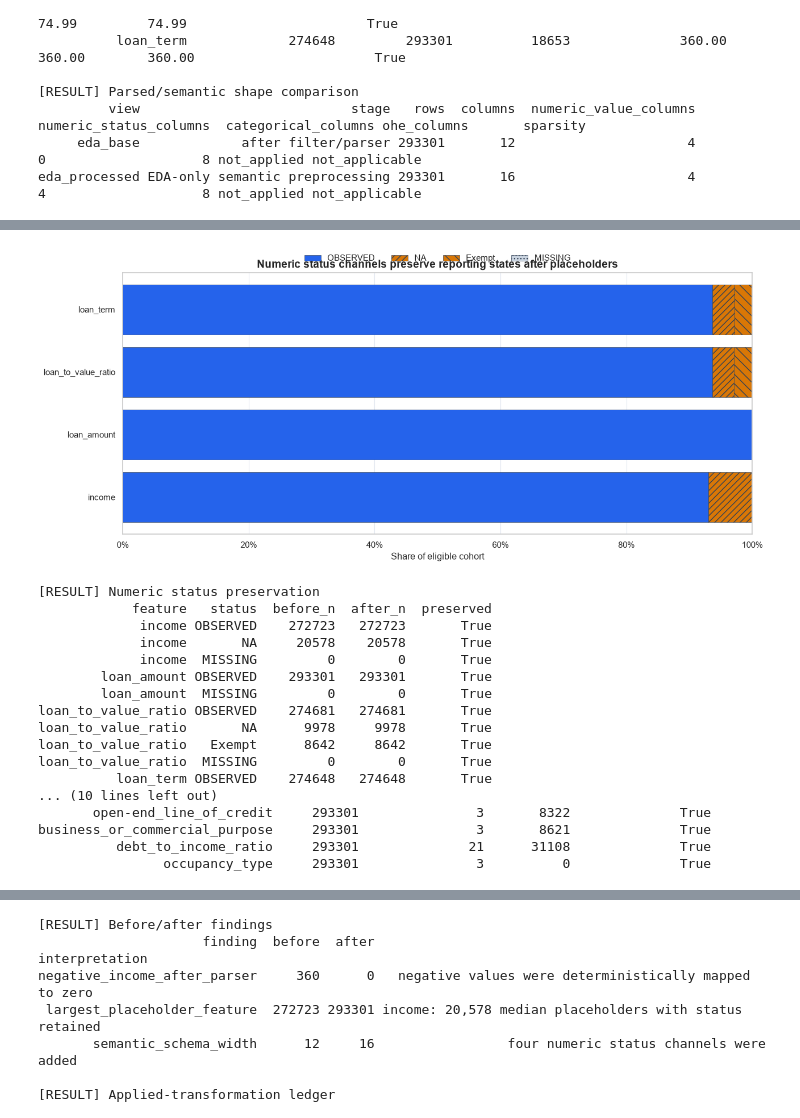
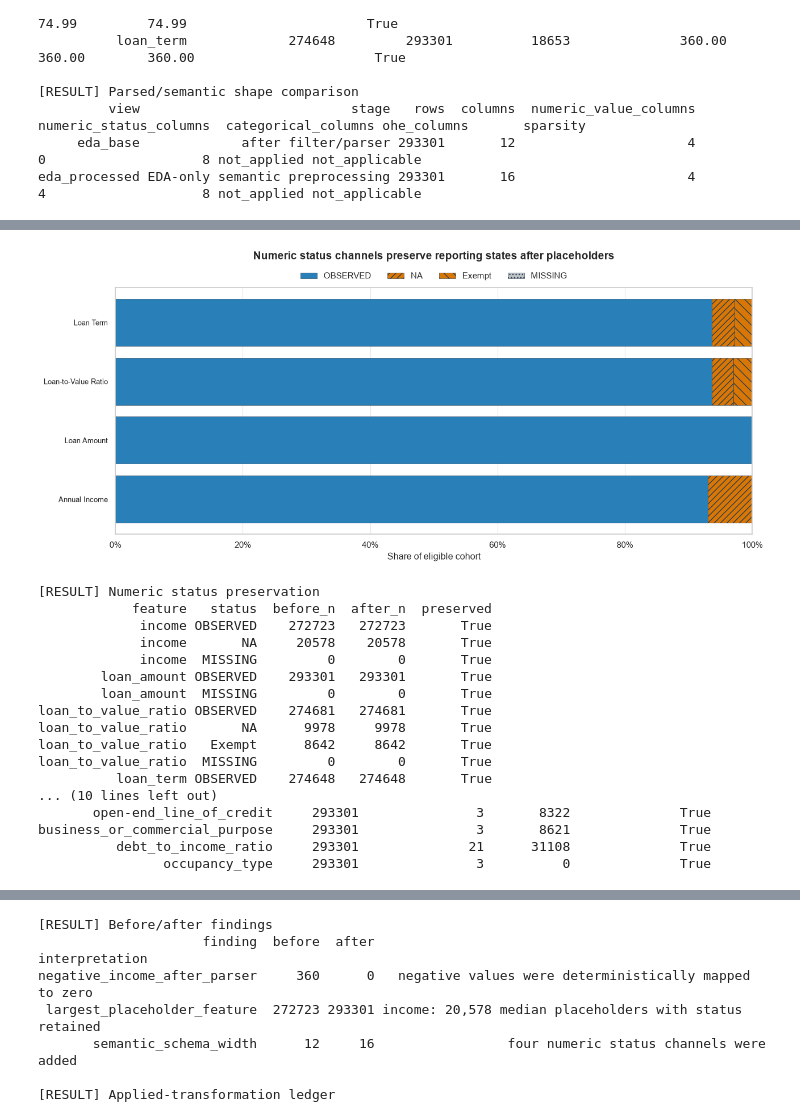
Before and after one commit to DAP391m-Group12/DAP391m, a Jupyter notebook: notebooks/eda_datasetB/01_eda_search.ipynb, the cells around one changed output, grey strips where cells are left out. Drawn from its saved outputs; the diff is of its cells as text; code cells hidden in the pictures.

```diff
--- a/notebooks/eda_datasetB/01_eda_search.ipynb
+++ b/notebooks/eda_datasetB/01_eda_search.ipynb
@@ -3522,8 +776,10 @@ for row_index, feature in enumerate(EDA_V2_NUMERIC_FEATURES):
         linewidth=1.4,
         label=f"Median = {values.median():,.2f}",
     )
-    distribution_axis.set_title(f"{feature} — central P1–P99")
-    distribution_axis.set_xlabel("Parsed value")
+    _feat_label = EDA_V2_FEATURE_LABELS.get(feature, feature)
+    _unit = EDA_V2_NUMERIC_UNITS.get(feature, "")
+    distribution_axis.set_title(f"{_feat_label} — central P1–P99")
+    distribution_axis.set_xlabel(f"Parsed value ({_unit})" if _unit else "Parsed value")
     distribution_axis.set_ylabel("Record count")
     distribution_axis.legend(frameon=False)
 
@@ -3543,8 +799,8 @@ for row_index, feature in enumerate(EDA_V2_NUMERIC_FEATURES):
         tail_axis.set_xscale("log")
     tail_axis.yaxis.set_major_formatter(PercentFormatter(1))
     tail_axis.set_ylim(0, 1.01)
-    tail_axis.set_title(f"{feature} — full-range ECDF")
-    tail_axis.set_xlabel("Parsed value")
+    tail_axis.set_title(f"{_feat_label} — full-range ECDF")
+    tail_axis.set_xlabel(f"Parsed value ({_unit})" if _unit else "Parsed value")
     tail_axis.set_ylabel("Cumulative share")
 
 for axis in eda_v2_numeric_axes.flat:
@@ -3604,12 +863,18 @@ eda_v2_categorical_figure, eda_v2_categorical_axes = plt.subplots(
 for axis, feature in zip(
     eda_v2_categorical_axes.flat, EDA_V2_CATEGORICAL_FEATURES
 ):
+    _cat_label_map = EDA_V2_CATEGORY_LABELS.get(feature, {})
     plot_data = (
         eda_v2_categorical_frequency.loc[
             eda_v2_categorical_frequency["feature"].eq(feature)
         ]
         .sort_values(["n", "category"], ascending=[True, True])
         .reset_index(drop=True)
+    )
+    plot_data = plot_data.assign(
+        display_label=plot_data["category"].map(
+            lambda c: _cat_label_map.get(str(c), str(c))
+        )
     )
     colors = plot_data["state"].map(
         {
@@ -3619,7 +884,7 @@ for axis, feature in zip(
         }
     )
     bars = axis.barh(
-        plot_data["category"],
+        plot_data["display_label"],
         plot_data["n"],
         color=colors,
         edgecolor=EDA_V2_COLORS["reference"],
@@ -3632,7 +897,7 @@ for axis, feature in zip(
             bar.set_hatch("...")
     maximum = max(float(plot_data["n"].max()), 1.0)
     axis.set_xlim(0, maximum * 1.24)
-    axis.set_title(feature, fontweight="bold")
+    axis.set_title(EDA_V2_FEATURE_LABELS.get(feature, feature), fontweight="bold")
     axis.set_xlabel("Record count")
     axis.set_ylabel("")
     axis.xaxis.set_major_formatter(
@@ -4478,36 +2050,46 @@ for status_level in _status_order:
             bar.set_hatch(hatch)
     left += _status_share[status_level].to_numpy()
 
+# Use human-readable feature labels on y-axis (FixedLocator first)
+_c24_ticks = eda_v2_status_axis.get_yticks()
+eda_v2_status_axis.yaxis.set_major_locator(FixedLocator(_c24_ticks))
+eda_v2_status_axis.set_yticklabels(
+    [EDA_V2_FEATURE_LABELS.get(lbl.get_text(), lbl.get_text())
+     for lbl in eda_v2_status_axis.get_yticklabels()],
+    fontsize=9.5,
+)
+del _c24_ticks
 eda_v2_status_axis.set_xlim(0, 100)
 eda_v2_status_axis.xaxis.set_major_formatter(PercentFormatter(100))
 eda_v2_status_axis.set_xlabel("Share of eligible cohort")
 eda_v2_status_axis.set_ylabel("")
 eda_v2_status_axis.set_title(
     "Numeric status channels preserve reporting states after placeholders",
     fontsize=14,
     fontweight="bold",
+    pad=36,
 )
 eda_v2_status_axis.legend(
     loc="lower center",
-    bbox_to_anchor=(0.5, 1.01),
+    bbox_to_anchor=(0.5, 1.0),
     ncol=4,
     frameon=False,
 )
 eda_v2_status_axis.grid(
     True, axis="x", color=EDA_V2_COLORS["grid"], linewidth=0.8
 )
 eda_v2_status_axis.grid(False, axis="y")
 eda_v2_status_figure.tight_layout()
 plt.show()
 
 print("[RESULT] Numeric status preservation")
 print(eda_v2_status_preservation.to_string(index=False))
 print("\n[RESULT] Categorical preservation")
 print(eda_v2_category_preservation.to_string(index=False))
 
 del _status_order, _status_colors, _status_hatches, _status_share, left
 # %% [output]
-[figure, old version]
+[figure, new version]
 [RESULT] Numeric status preservation
             feature   status  before_n  after_n  preserved
              income OBSERVED    272723   272723       True
```
Also changed, not shown: parts of 115 cells of this notebook.
